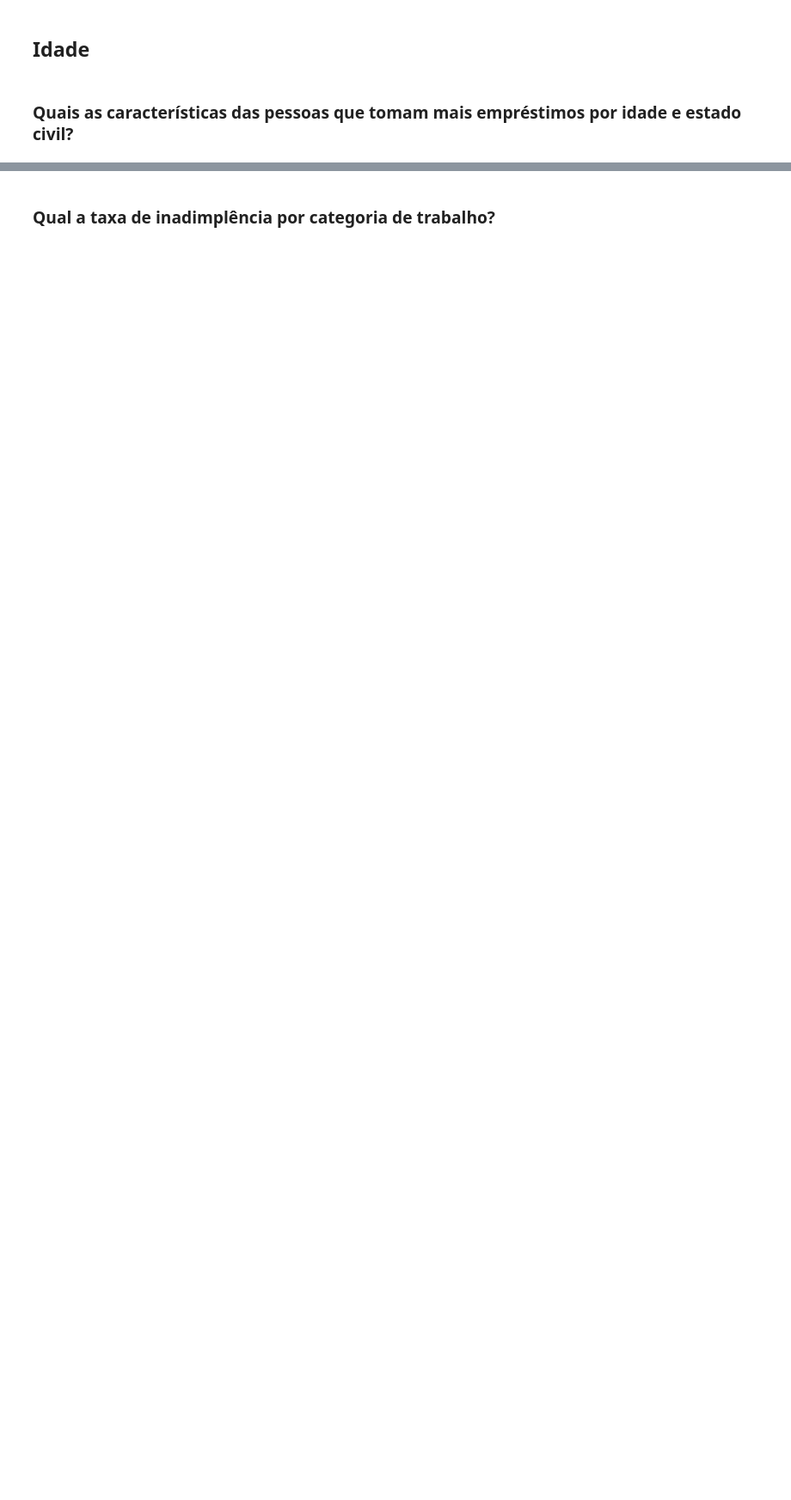
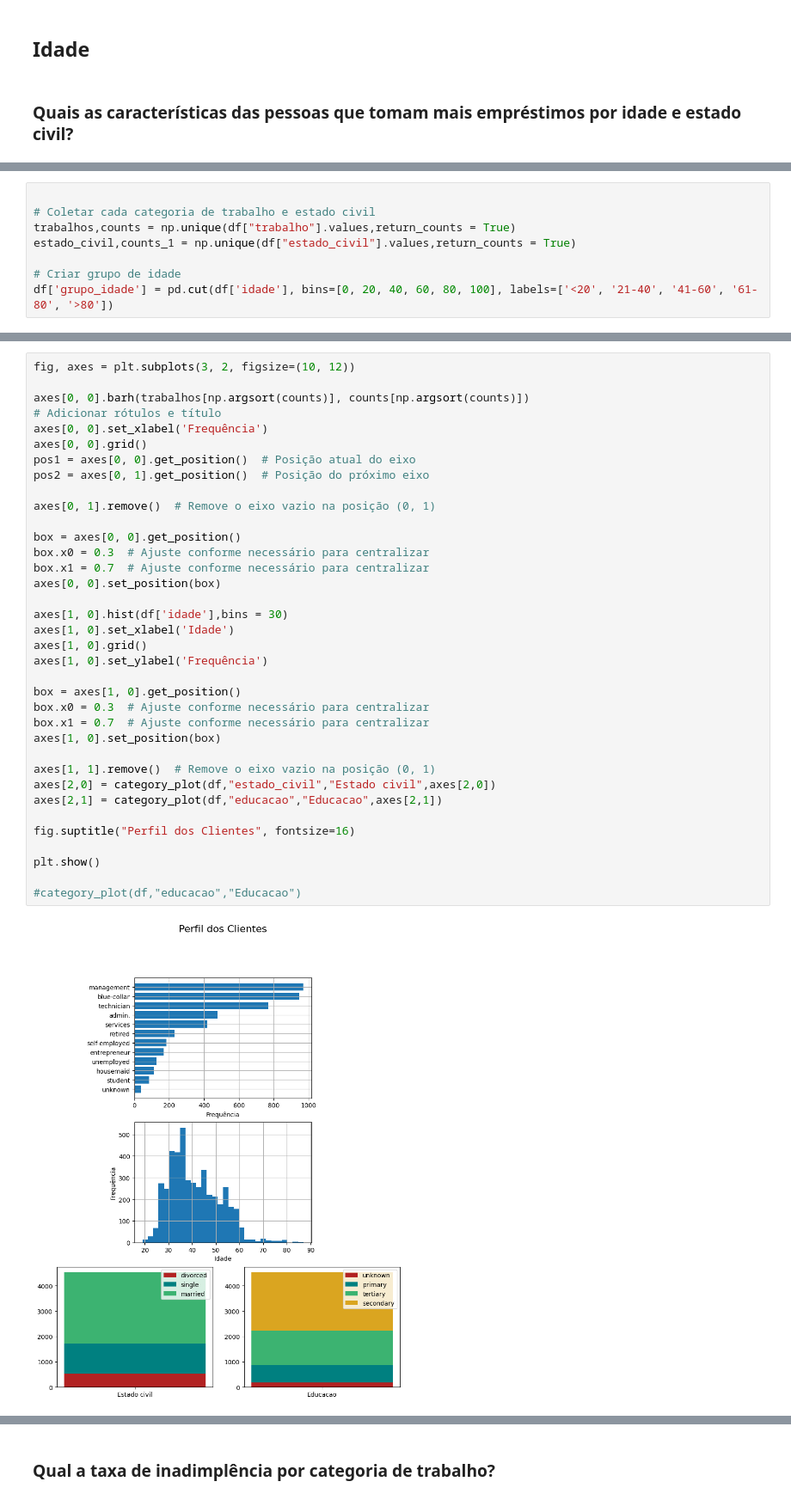
Before and after one commit to guilbd/Projeto_Tec_Prog_I_ADA_Santander_Coders2023, a Jupyter notebook: projeto.ipynb, the cells around one changed output, grey strips where cells are left out. Shown at 86% size. Cells and saved outputs as stored; diff of their text form; blank space fills up the shorter version.

```diff
--- a/projeto.ipynb
+++ b/projeto.ipynb
@@ -257,0 +212,8 @@ Conforme observado no histograma as faixas etárias que pegam mais empréstimos
+# %%
+
+# Coletar cada categoria de trabalho e estado civil
+trabalhos,counts = np.unique(df["trabalho"].values,return_counts = True)
+estado_civil,counts_1 = np.unique(df["estado_civil"].values,return_counts = True)
+
+# Criar grupo de idade
+df['grupo_idade'] = pd.cut(df['idade'], bins=[0, 20, 40, 60, 80, 100], labels=['<20', '21-40', '41-60', '61-80', '>80'])
@@ -257,0 +247,38 @@ Conforme observado no histograma as faixas etárias que pegam mais empréstimos
+# %%
+fig, axes = plt.subplots(3, 2, figsize=(10, 12))
+
+axes[0, 0].barh(trabalhos[np.argsort(counts)], counts[np.argsort(counts)])
+# Adicionar rótulos e título
+axes[0, 0].set_xlabel('Frequência')
+axes[0, 0].grid()
+pos1 = axes[0, 0].get_position()  # Posição atual do eixo
+pos2 = axes[0, 1].get_position()  # Posição do próximo eixo
+
+axes[0, 1].remove()  # Remove o eixo vazio na posição (0, 1)
+
+box = axes[0, 0].get_position()
+box.x0 = 0.3  # Ajuste conforme necessário para centralizar
+box.x1 = 0.7  # Ajuste conforme necessário para centralizar
+axes[0, 0].set_position(box)
+
+axes[1, 0].hist(df['idade'],bins = 30)
+axes[1, 0].set_xlabel('Idade')
+axes[1, 0].grid()
+axes[1, 0].set_ylabel('Frequência')
+
+box = axes[1, 0].get_position()
+box.x0 = 0.3  # Ajuste conforme necessário para centralizar
+box.x1 = 0.7  # Ajuste conforme necessário para centralizar
+axes[1, 0].set_position(box)
+
+axes[1, 1].remove()  # Remove o eixo vazio na posição (0, 1)
+axes[2,0] = category_plot(df,"estado_civil","Estado civil",axes[2,0])
+axes[2,1] = category_plot(df,"educacao","Educacao",axes[2,1])
+
+fig.suptitle("Perfil dos Clientes", fontsize=16)
+
+plt.show()
+
+#category_plot(df,"educacao","Educacao")
+# %% [output]
+[figure, added]
```
Also changed, not shown: parts of 22 cells of this notebook.
